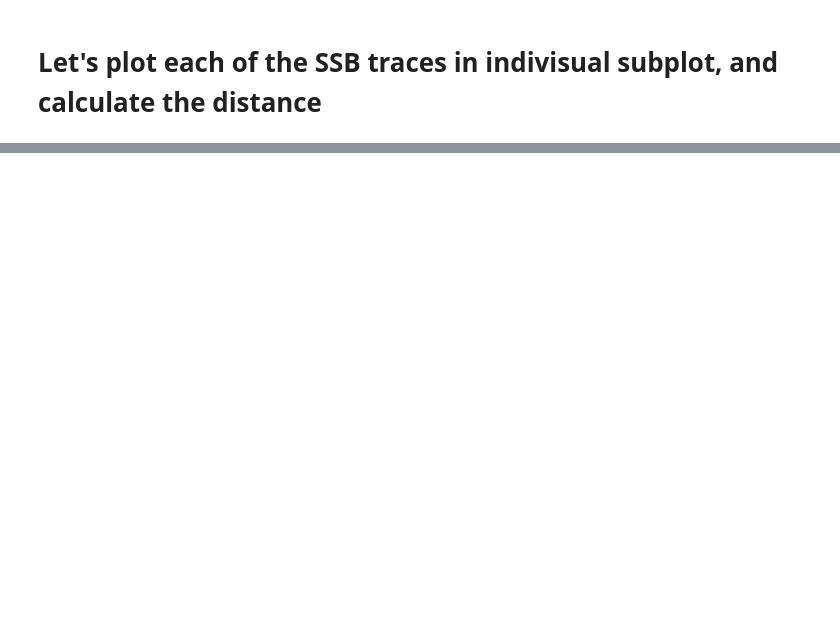
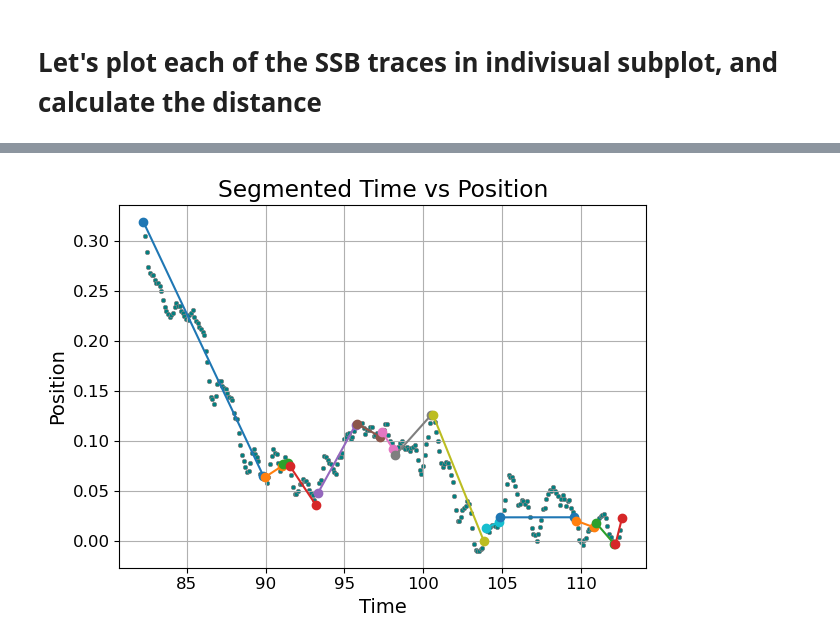
Before and after one commit to longfuxu/Interplay_Between_DNAPol_and_SSB, a Jupyter notebook: 2_Correlation_image_force.ipynb, the cells around one changed output, grey strips where cells are left out. Cells and saved outputs as stored; diff of their text form; code cells hidden in the pictures; blank space fills up the shorter version.

Commit message:
updated SSB factor and distance segments

```diff
--- a/2_Correlation_image_force.ipynb
+++ b/2_Correlation_image_force.ipynb
@@ -519,0 +602,42 @@ for i, trace in enumerate(traces):
+# %%
+# Calculate the filtered_y_values,first_derivative_values,fitted_y_values
+filtered_position_diff = savgol_filter(position_diff, 51, 3)
+
+derivative = first_derivative(time_idx_smooth_s, filtered_position_diff, window_size=3)
+segments = segment_data(derivative)
+# After you have computed the initial segments and processed them
+segmented_time_start, segmented_time_end, segmented_position_start,segmented_position_end,segmented_rates, segmented_diffs = process_segments(time_idx_smooth_s,position_diff, segments)
+
+# Plot each segment and check the quality
+for start_time, end_time, start_position, end_position in zip(segmented_time_start, segmented_time_end, segmented_position_start, segmented_position_end):
+    plt.plot([start_time, end_time], [start_position, end_position], marker='o')
+
+# Plot the y-value difference as a function of time
+plt.scatter(time_idx_smooth_s, position_diff, c='teal', marker='o', edgecolors='gray', linewidths=0.5, s=10)
+# plt.plot(savgol_filter(time_idx_smooth_s, 71, 3), savgol_filter(position_diff, 71, 3),'olive', linewidth = 1.5)
+
+# plt.figure()
+plt.xlabel('Time')
+plt.ylabel('Position')
+plt.title('Segmented Time vs Position')
+plt.grid(True)
+plt.tight_layout()
+
+plt.savefig(kymo_filename.replace('.tdms', '-cycle#') + kymo_cycle + 'Segmented Time Position'+'.eps', format='eps', dpi=300, bbox_inches='tight')
+plt.savefig(kymo_filename.replace('.tdms', '-cycle#') + kymo_cycle + 'Segmented Time Position'+'.png', format='png', dpi=300, bbox_inches='tight')
+
+plt.show()
+
+# Create a dataframe and save it to a CSV file
+df = pd.DataFrame({
+    'segment_start_time': segmented_time_start,
+    'segment_end_time': segmented_time_end,
+    'segment_start_position': segmented_position_start,
+    'segment_end_position': segmented_position_end,
+    'segment_rate': segmented_rates,
+    'diff_segment_position': segmented_diffs
+})
+
+df.to_csv(kymo_filename.replace('.tdms', '-cycle#') + kymo_cycle +'segmented_data.csv', index=False)
+# %% [output]
+[figure, added]
```
Also changed, not shown: parts of 10 cells of this notebook, 29 other files.
